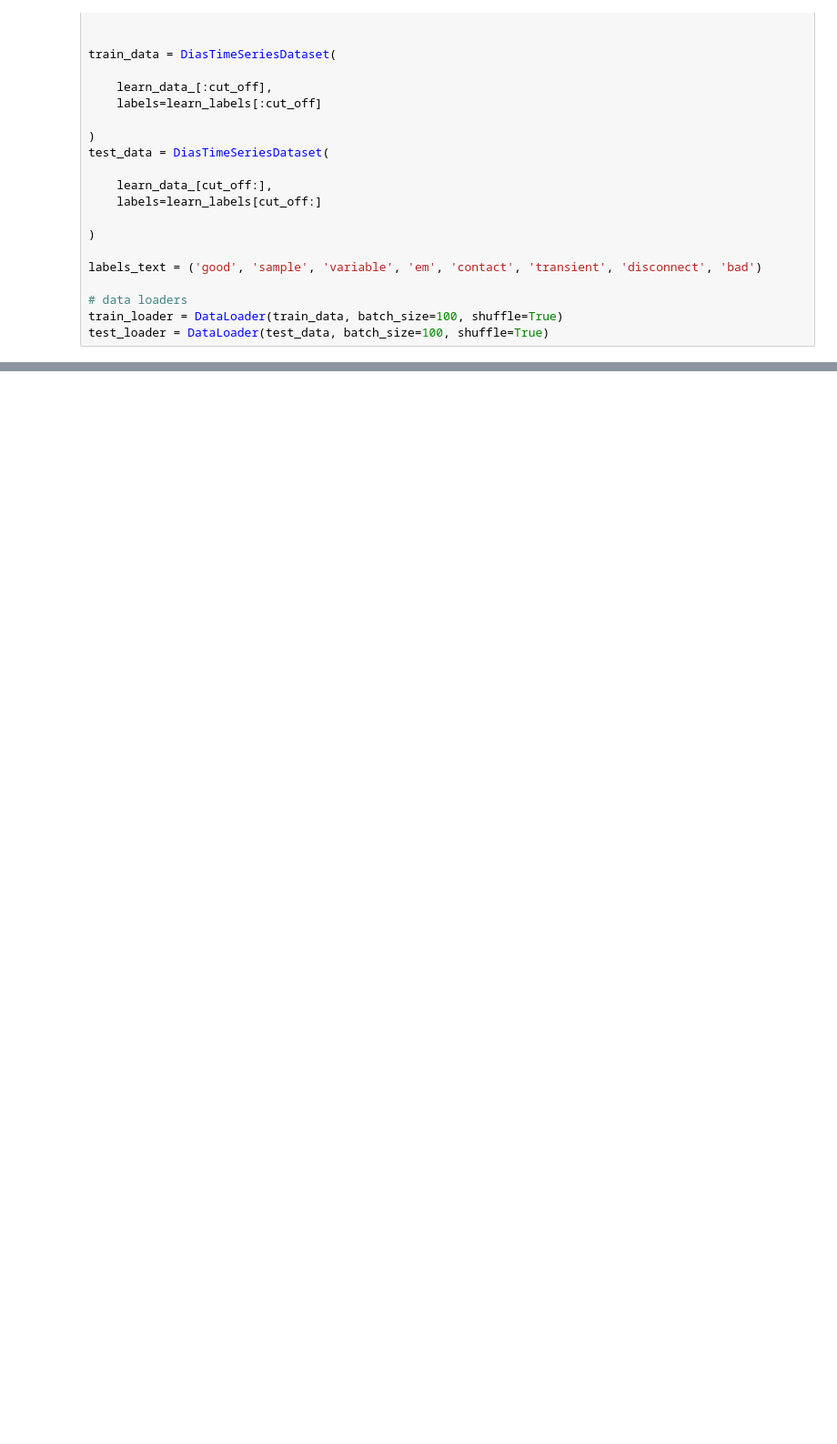
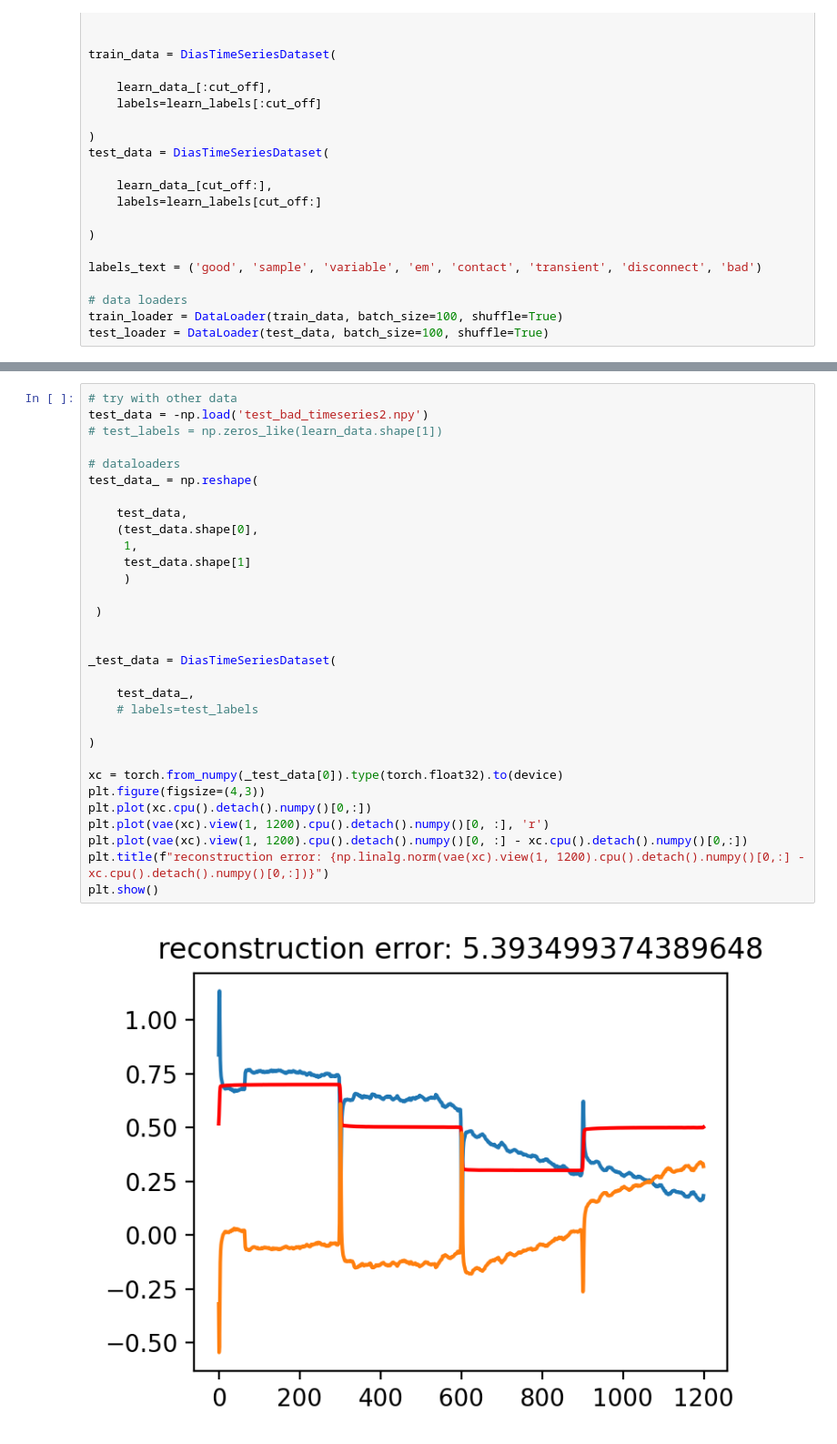
Before and after one commit to JKutt/transformers_segmentation, a Jupyter notebook: machinelearning/vae/vae-timeseries.ipynb, the cells around one changed output, grey strips where cells are left out. Shown at 91% size. Cells and saved outputs as stored; diff of their text form; blank space fills up the shorter version.

```diff
--- a/machinelearning/vae/vae-timeseries.ipynb
+++ b/machinelearning/vae/vae-timeseries.ipynb
@@ -247,0 +266,33 @@ plt.show()
+# %%
+# try with other data
+test_data = -np.load('test_bad_timeseries2.npy')
+# test_labels = np.zeros_like(learn_data.shape[1])
+
+# dataloaders
+test_data_ = np.reshape(
+
+    test_data,
+    (test_data.shape[0],
+     1,
+     test_data.shape[1]
+     )
+
+ )
+
+
+_test_data = DiasTimeSeriesDataset(
+
+    test_data_,
+    # labels=test_labels
+
+)
+
+xc = torch.from_numpy(_test_data[0]).type(torch.float32).to(device)
+plt.figure(figsize=(4,3))
+plt.plot(xc.cpu().detach().numpy()[0,:])
+plt.plot(vae(xc).view(1, 1200).cpu().detach().numpy()[0, :], 'r')
+plt.plot(vae(xc).view(1, 1200).cpu().detach().numpy()[0, :] - xc.cpu().detach().numpy()[0,:])
+plt.title(f"reconstruction error: {np.linalg.norm(vae(xc).view(1, 1200).cpu().detach().numpy()[0,:] - xc.cpu().detach().numpy()[0,:])}")
+plt.show()
+# %% [output]
+[figure, added]
```
Also changed, not shown: parts of 11 cells of this notebook, 3 other files.
